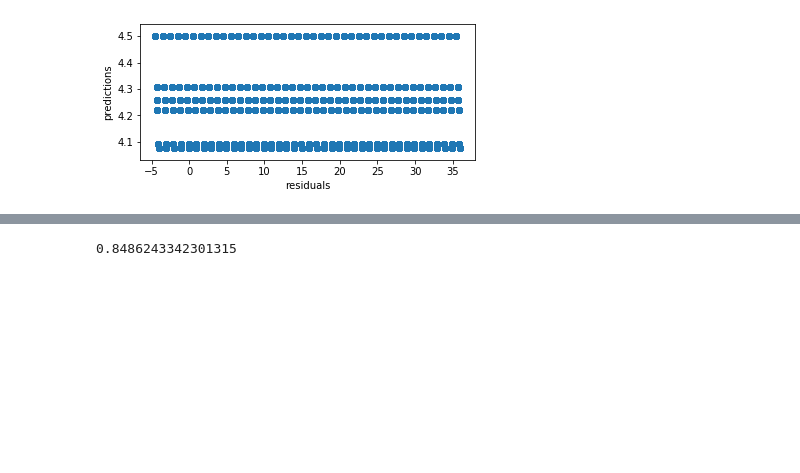
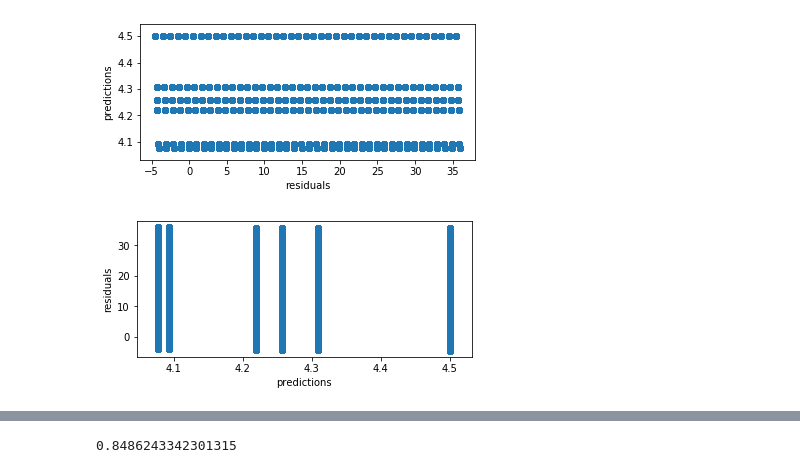
Before and after one commit to monikakrajnc/Capstone-Project-1, a Jupyter notebook: Analysis_of_Variance_ANOVA.ipynb, the cells around one changed output, grey strips where cells are left out. Saved outputs shown, nothing was run; the diff lists cells and outputs as text; code cells hidden in the pictures; blank space fills up the shorter version.

Commit message:
Changes to graphs

```diff
--- a/Analysis_of_Variance_ANOVA.ipynb
+++ b/Analysis_of_Variance_ANOVA.ipynb
@@ -201,3 +201,12 @@ _ = plt.ylabel('predictions')
 plt.show()
 # %% [output]
 [figure]
+# %%
+# plotting residuals vs. predictions
+fig, ax = plt.subplots(figsize=(6,2.5))
+_ = ax.scatter(pred_val_t, residual_t)
+_ = plt.ylabel('residuals')
+_ = plt.xlabel('predictions')
+plt.show()
+# %% [output]
+[figure, added]
```
Also changed, not shown: parts of 3 cells of this notebook.
